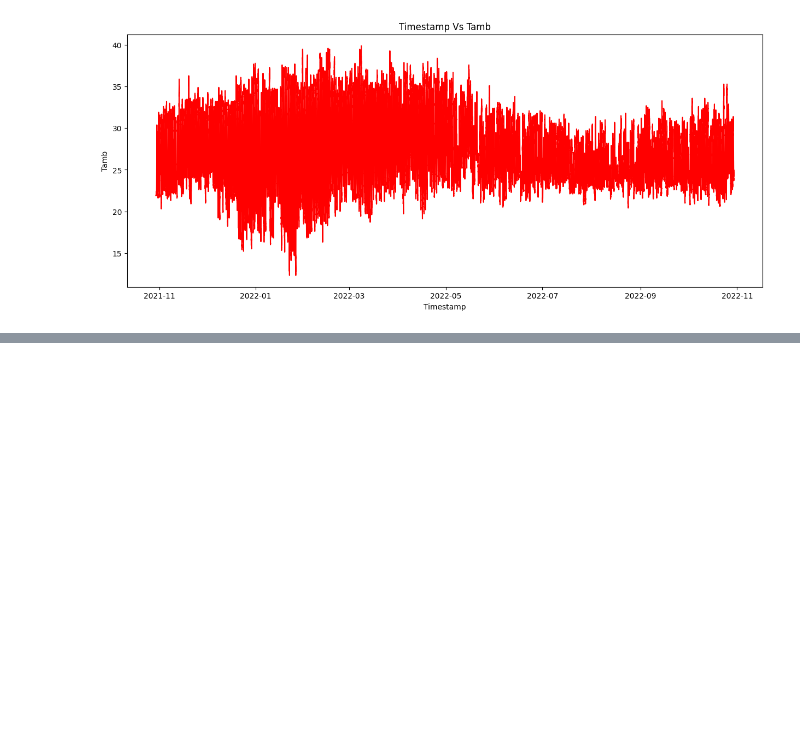
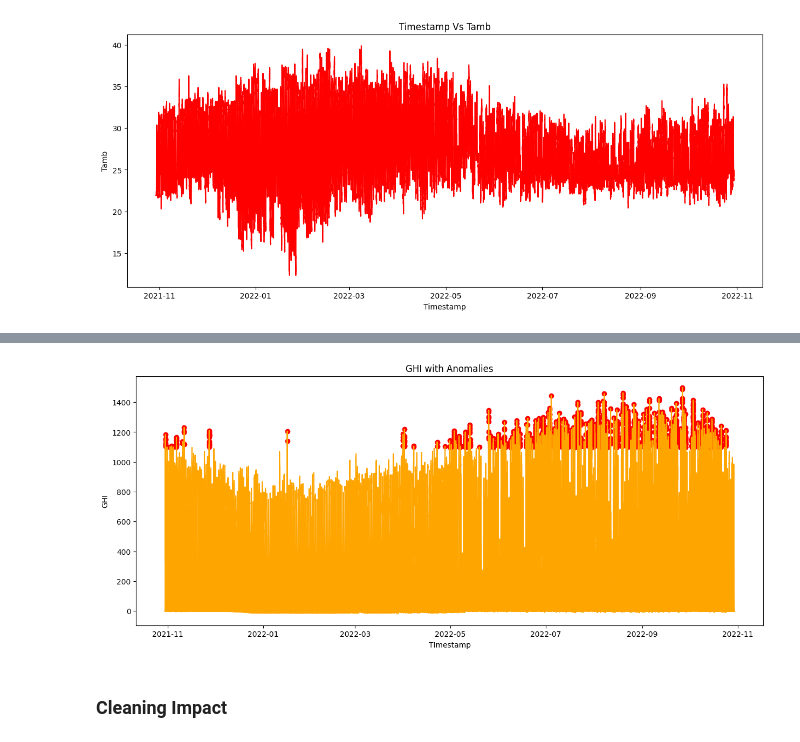
Before and after one commit to Kidist-c/solar-challenge-week1, a Jupyter notebook: notebooks/sierraleone-eda.ipynb, the cells around one changed output, grey strips where cells are left out. Drawn from its saved outputs; the diff is of its cells as text; code cells hidden in the pictures; blank space fills up the shorter version.

```diff
--- a/notebooks/sierraleone-eda.ipynb
+++ b/notebooks/sierraleone-eda.ipynb
@@ -194,0 +247,16 @@ plt.show()
+# %%
+# plot anomalies
+plt.figure(figsize=(15,6))
+plt.plot(sierra_cp.index,sierra_cp["GHI"],label='GHI',color='orange')
+plt.scatter(
+    sierra_cp[sierra_cp['GHI_Anomaly']].index,
+    sierra_cp[sierra_cp['GHI_Anomaly']]['GHI'],
+    color='red',label='Anomalies')
+plt.title('GHI with Anomalies')
+plt.xlabel('TImestamp')
+plt.ylabel('GHI')
+plt.show()
+# %% [output]
+[figure, added]
+# %% [markdown]
+### Cleaning Impact
```
Also changed, not shown: parts of 14 cells of this notebook.
